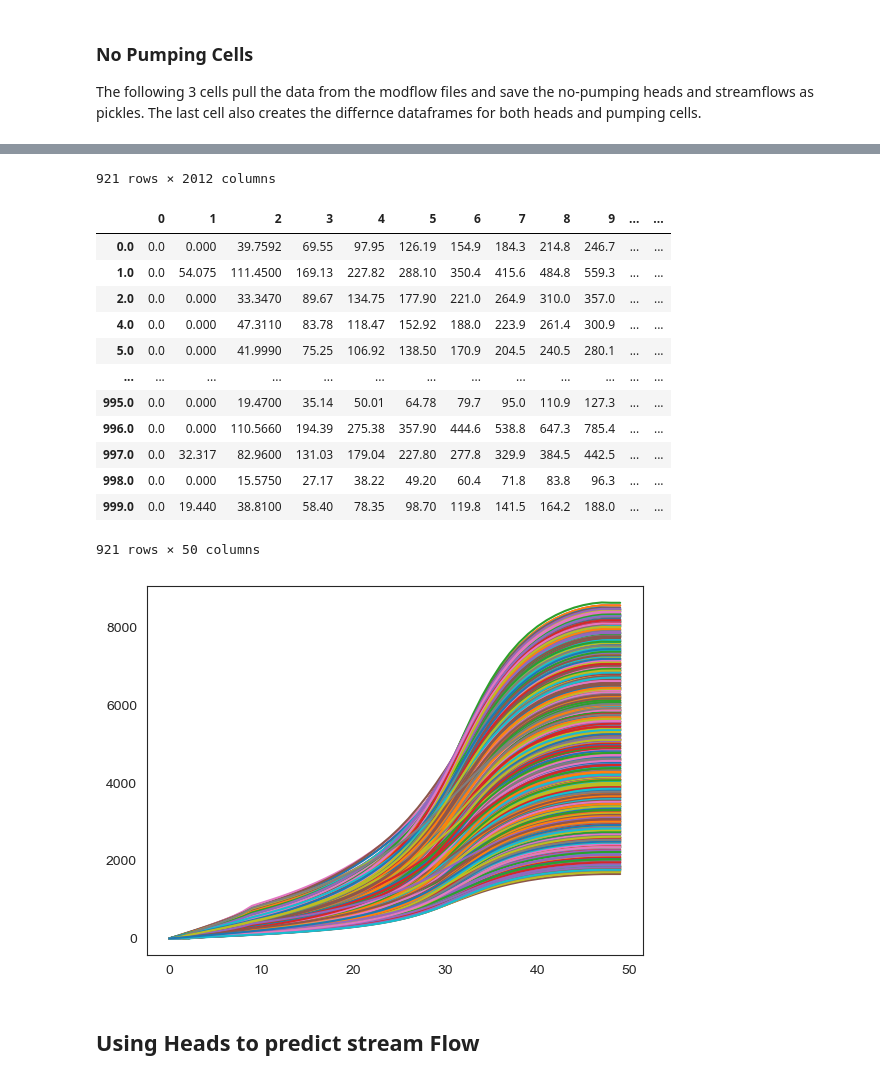
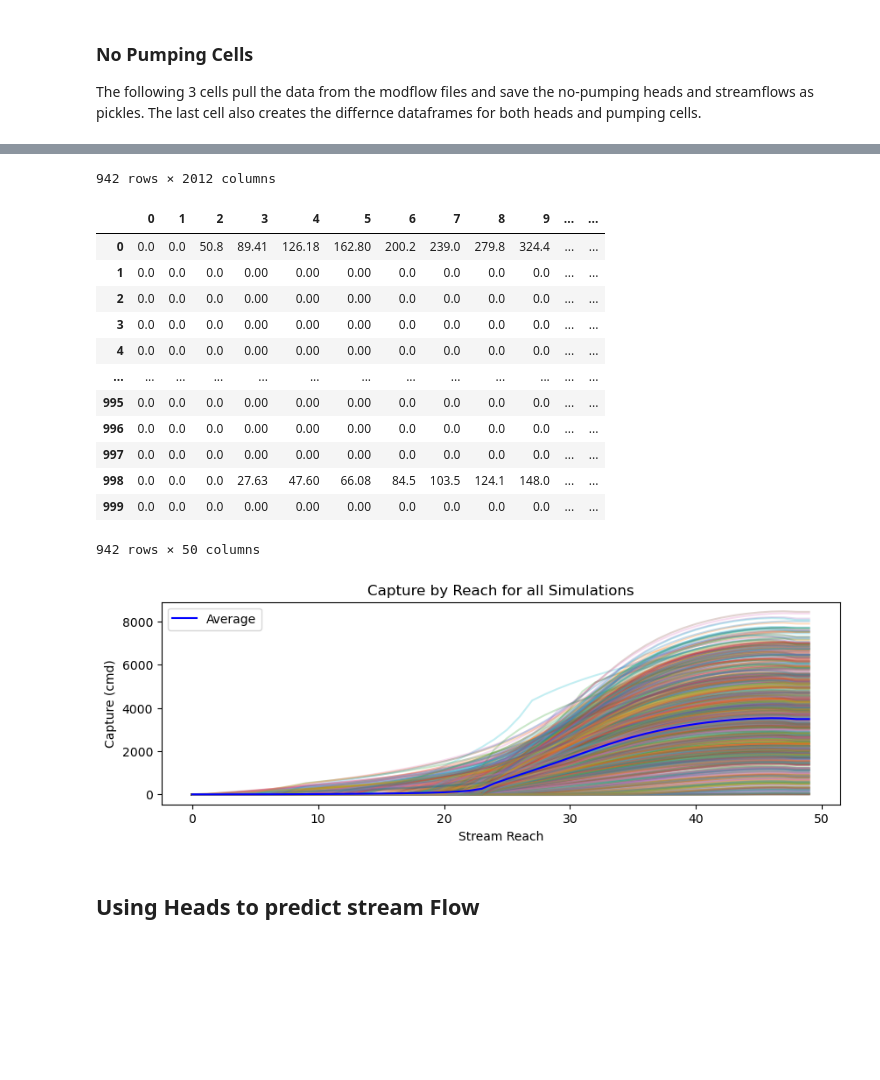
Before and after one commit to davermurray/mf-trees, a Jupyter notebook: mf-trees_SSscenario.ipynb, the cells around one changed output, grey strips where cells are left out. Cells and saved outputs as stored; diff of their text form; code cells hidden in the pictures; blank space fills up the shorter version.

```diff
--- a/mf-trees_SSscenario.ipynb
+++ b/mf-trees_SSscenario.ipynb
@@ -375,29 +184,61 @@ No_pumping_well_head_df.to_pickle('outputs/heads/WellHead_SS1000Test9NoPumping.p
 # %%
-#Pulling out the values from the SFR file for the No Pumping runs
+#Pulling out the values from the SFR file for the No Pumping and pumping runs
 NoPumpQ = np.ndarray((len(members),50))
+PumpQ = np.ndarray((len(members),50))
+
 for j,i in enumerate(members):
-    modelname = "/ScenarioSfrWell1000Test9NoPumping_"+str(int(i))
+    modelnamenp = "/ScenarioSfrWell1000Test12NoPumping_"+str(int(i))
+    sfroutnp = SfrFile(modws+'\\'+modelnamenp+'.sfr.out')
+    Sfrdfnp = sfroutnp.get_dataframe()
+    NoPumpQ[j] = Sfrdfnp.Qout[:]
+
+    modelname = "/ScenarioSfrWell1000Test12_"+str(int(i))
     sfrout = SfrFile(modws+'\\'+modelname+'.sfr.out')
     Sfrdf = sfrout.get_dataframe()
-    NoPumpQ[j] = Sfrdf.Qout[:]
+    PumpQ[j] = Sfrdf.Qout[:]
 
 NoPumpingReachQ = pd.DataFrame(NoPumpQ, index = members)
+PumpingReachQ = pd.DataFrame(PumpQ, index = members)
 
-NoPumpingReachQ.to_pickle('outputs/SS_reachQ1000_Test9NoPumping.pkl')
+NoPumpingReachQ.to_pickle('outputs/SS_reachQ1000_Test12NoPumping.pkl')
+PumpingReachQ.to_pickle('outputs/SS_reachQ1000_Test12.pkl')
 #plt.yscale('log')
 # %%
 #Calculating the difference in heads from the wells and in the flows from with the well and without
-NoPumpingReachQ = pd.read_pickle('outputs/SS_reachQ1000_test11NoPumping.pkl')
-No_pumping_well_head_df = pd.read_pickle('outputs/heads/WellHead_SS1000test11NoPumping.pkl')
-members = np.loadtxt("mf_notebooks/ModflowSfrWellOutput1000Test11NoPumping.txt")
+#Read the pkl
+NoPumpingReachQ = pd.read_pickle('outputs/SS_reachQ1000_Test12NoPumping.pkl')
+PumpingReachQdf = pd.read_pickle('outputs/SS_reachQ1000_Test12.pkl')
 
-diff_head_df = No_pumping_well_head_df - well_head_df.loc[members.astype('int')]
-diff_reachq_df = NoPumpingReachQ - ReachQdf.loc[members.astype('int')]
+No_pumping_well_head_df = pd.read_pickle('outputs/heads/WellHead_SS1000Test12NoPumping.pkl')
+well_head_df= pd.read_pickle('outputs/heads/WellHead_SS1000Test12.pkl')
+#members = np.loadtxt("mf_notebooks/ModflowSfrWellOutput1000Test12NoPumping.txt")
+members = well_head_df.index
+diff_head_df = No_pumping_well_head_df.sub(well_head_df)
+
+#Calculate Capture
+diff_reachq_df = NoPumpingReachQ.sub(PumpingReachQdf)
 
 #diff_head_df = diff_head_df.round(0)
 display(diff_head_df)
 display(diff_reachq_df)
+
+plt.figure(figsize=(10,3))
 for i in members:
-    diff_reachq_df.loc[i].plot()
+    diff_reachq_df.loc[i].plot(alpha = 0.25, label=str())
+avg = diff_reachq_df.mean().plot(color="blue", label = 'Average')
+plt.title("Capture by Reach for all Simulations")
+plt.ylabel("Capture (cmd)")
+plt.xlabel("Stream Reach")
+plt.legend()
+plt.show()
+
+
+# for i in members:
+#     PumpingReachQdf.loc[i].plot(color="purple", alpha = 0.5)
+#     NoPumpingReachQ.loc[i].plot(color="green", alpha = 0.5)
+# #ReachQdf.mean().plot(color="purple")
+# plt.title("Capture by Reach for all Simulations")
+# plt.ylabel("Capture (cmd)")
+# plt.xlabel("Stream Reach")
 # %% [output]
 |  | 0 | 1 | 2 | 3 | 4 | 5 | 6 | 7 | 8 | 9 | ... | ... |
@@ -415,18 +256,18 @@ for i in members:
-921 rows × 2012 columns
+942 rows × 2012 columns
 |  | 0 | 1 | 2 | 3 | 4 | 5 | 6 | 7 | 8 | 9 | ... | ... |
-| 0.0 | 0.0 | 0.000 | 39.7592 | 69.55 | 97.95 | 126.19 | 154.9 | 184.3 | 214.8 | 246.7 | ... | ... |
-| 1.0 | 0.0 | 54.075 | 111.4500 | 169.13 | 227.82 | 288.10 | 350.4 | 415.6 | 484.8 | 559.3 | ... | ... |
-| 2.0 | 0.0 | 0.000 | 33.3470 | 89.67 | 134.75 | 177.90 | 221.0 | 264.9 | 310.0 | 357.0 | ... | ... |
-| 4.0 | 0.0 | 0.000 | 47.3110 | 83.78 | 118.47 | 152.92 | 188.0 | 223.9 | 261.4 | 300.9 | ... | ... |
-| 5.0 | 0.0 | 0.000 | 41.9990 | 75.25 | 106.92 | 138.50 | 170.9 | 204.5 | 240.5 | 280.1 | ... | ... |
+| 0 | 0.0 | 0.0 | 50.8 | 89.41 | 126.18 | 162.80 | 200.2 | 239.0 | 279.8 | 324.4 | ... | ... |
+| 1 | 0.0 | 0.0 | 0.0 | 0.00 | 0.00 | 0.00 | 0.0 | 0.0 | 0.0 | 0.0 | ... | ... |
+| 2 | 0.0 | 0.0 | 0.0 | 0.00 | 0.00 | 0.00 | 0.0 | 0.0 | 0.0 | 0.0 | ... | ... |
+| 3 | 0.0 | 0.0 | 0.0 | 0.00 | 0.00 | 0.00 | 0.0 | 0.0 | 0.0 | 0.0 | ... | ... |
+| 4 | 0.0 | 0.0 | 0.0 | 0.00 | 0.00 | 0.00 | 0.0 | 0.0 | 0.0 | 0.0 | ... | ... |
 | ... | ... | ... | ... | ... | ... | ... | ... | ... | ... | ... | ... | ... |
-| 995.0 | 0.0 | 0.000 | 19.4700 | 35.14 | 50.01 | 64.78 | 79.7 | 95.0 | 110.9 | 127.3 | ... | ... |
-| 996.0 | 0.0 | 0.000 | 110.5660 | 194.39 | 275.38 | 357.90 | 444.6 | 538.8 | 647.3 | 785.4 | ... | ... |
-| 997.0 | 0.0 | 32.317 | 82.9600 | 131.03 | 179.04 | 227.80 | 277.8 | 329.9 | 384.5 | 442.5 | ... | ... |
-| 998.0 | 0.0 | 0.000 | 15.5750 | 27.17 | 38.22 | 49.20 | 60.4 | 71.8 | 83.8 | 96.3 | ... | ... |
-| 999.0 | 0.0 | 19.440 | 38.8100 | 58.40 | 78.35 | 98.70 | 119.8 | 141.5 | 164.2 | 188.0 | ... | ... |
+| 995 | 0.0 | 0.0 | 0.0 | 0.00 | 0.00 | 0.00 | 0.0 | 0.0 | 0.0 | 0.0 | ... | ... |
+| 996 | 0.0 | 0.0 | 0.0 | 0.00 | 0.00 | 0.00 | 0.0 | 0.0 | 0.0 | 0.0 | ... | ... |
+| 997 | 0.0 | 0.0 | 0.0 | 0.00 | 0.00 | 0.00 | 0.0 | 0.0 | 0.0 | 0.0 | ... | ... |
+| 998 | 0.0 | 0.0 | 0.0 | 27.63 | 47.60 | 66.08 | 84.5 | 103.5 | 124.1 | 148.0 | ... | ... |
+| 999 | 0.0 | 0.0 | 0.0 | 0.00 | 0.00 | 0.00 | 0.0 | 0.0 | 0.0 | 0.0 | ... | ... |
-921 rows × 50 columns
+942 rows × 50 columns
-[figure, old version]
+[figure, new version]
 # %% [markdown]
 ## Using Heads to predict stream Flow
 # %%
```
Also changed, not shown: parts of 48 cells of this notebook, 9 other files.
